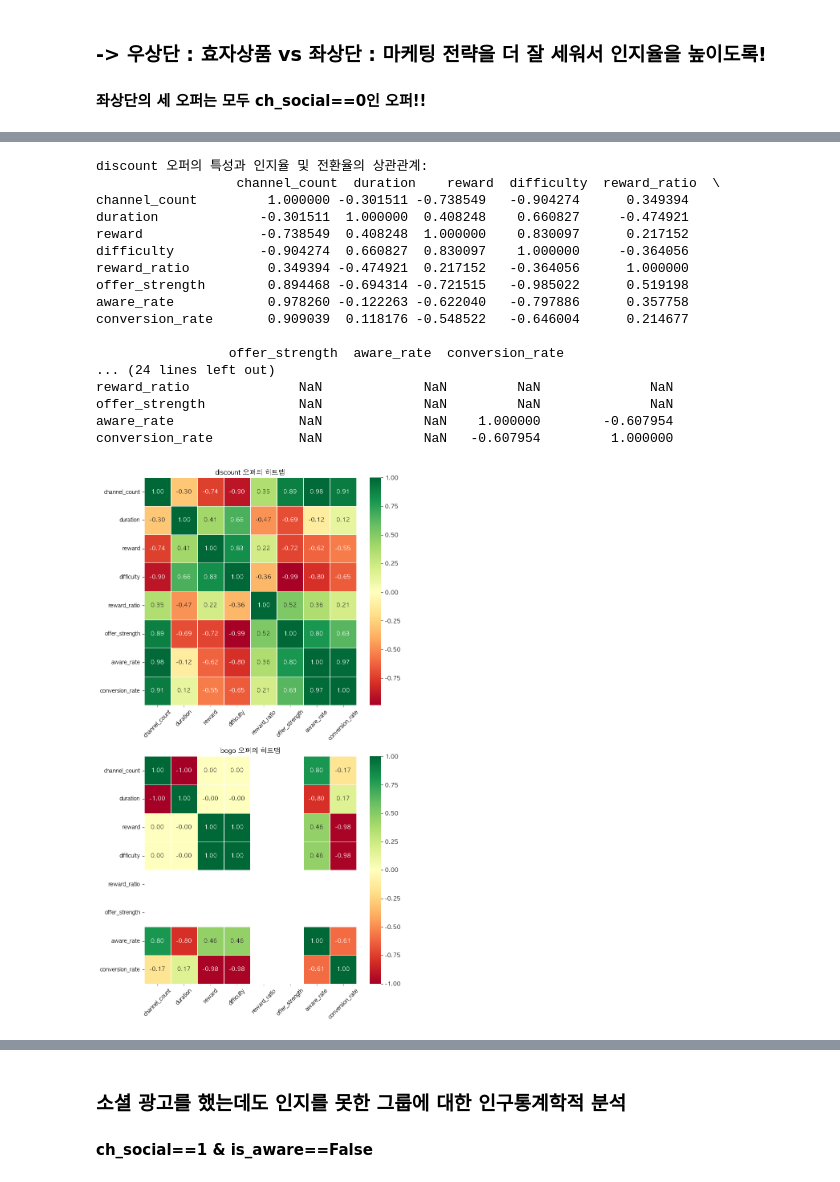
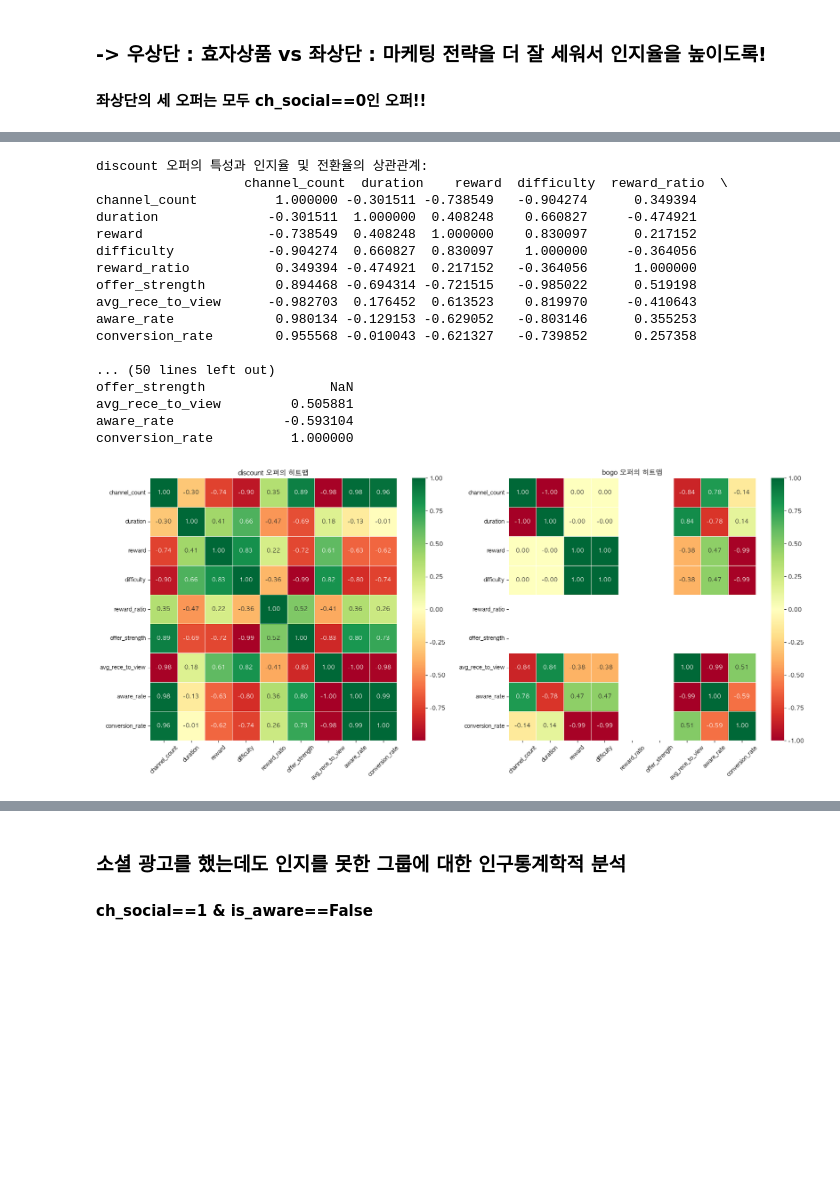
Before and after one commit to rladbstj56/practice_project, a Jupyter notebook: Myun_EDA/eda_myun.ipynb, the cells around one changed output, grey strips where cells are left out. Saved outputs shown, nothing was run; the diff lists cells and outputs as text; code cells hidden in the pictures; blank space fills up the shorter version.

```diff
--- a/Myun_EDA/eda_myun.ipynb
+++ b/Myun_EDA/eda_myun.ipynb
@@ -177,6 +239,8 @@ merged_df2 = merged_df.drop(columns=['time_comp','time_view']).copy()
 # %%
-# 전체 데이터프레임과 is_aware 포함한 데이터프레임 병합
-full_df = pd.merge(df, merged_df2, on=['customer_id', 'offer_id'], how='left')
+# 전체 데이터프레임과 rece_to_view, is_aware, is_converted 포함한 데이터프레임 병합
+full_df = pd.merge(df, merged_df_rece, on=['customer_id', 'offer_id', 'time', 'event'], how='left')
+full_df = pd.merge(full_df, merged_df_comp, on=['customer_id', 'offer_id', 'time', 'event'], how='left')
+full_df = pd.merge(full_df, merged_df_view, on=['customer_id', 'offer_id', 'time', 'event'], how='left')
 full_df
 # %% [output]
 |  | customer_id | event | time | amount | offer_id | day | reward | difficulty | duration | offer_type | ... |
@@ -270,0 +259,32 @@ display(analysis_df.sort_values('conversion_rate', ascending=False))
+# %%
+# ==========================================
+# 오퍼별 성과 분석
+# ==========================================
+
+# 1. 오퍼 마스터 테이블
+offer_info = df.dropna(subset=['offer_id'])[['offer_id', 'ch_web', 'ch_email', 'ch_mobile', 'ch_social', 'channel_count',
+                 'offer_type', 'duration', 'reward', 'difficulty', 'reward_ratio', 'offer_strength']].drop_duplicates().set_index('offer_id')
+
+# 2. Boolean 컬럼의 평균(mean)을 활용한 초간단 비율 계산!
+# 발송 수 (size = 행 개수)
+received_count = full_df[full_df['event'] == 'offer received'].groupby('offer_id').size().rename('received_count')
+
+# [추가된 코드] 평균 인지 소요 시간 계산
+# 'offer received' 이벤트 행에 있는 rece_to_view 값들의 평균 (NaN은 자동 제외됨)
+avg_rece_to_view = full_df[full_df['event'] == 'offer received'].groupby('offer_id')['rece_to_view'].mean().rename('avg_rece_to_view')
+
+# 인지율: '완료(completed)' 이벤트 중 is_aware 가 True인 비율
+aware_rate = full_df[full_df['event'] == 'offer completed'].groupby('offer_id')['is_aware'].mean().rename('aware_rate')
+
+# 전환율: '조회(viewed)' 이벤트 중 is_converted 가 True인 비율
+conversion_rate = full_df[full_df['event'] == 'offer viewed'].groupby('offer_id')['is_converted'].mean().rename('conversion_rate')
+
+# 3. 데이터 한 번에 합치기 (join 활용)
+# 여러 개의 Series를 합칠 때는 set_index 후 join()을 쓰면 코드가 훨씬 깔끔해집니다.
+analysis_df = offer_info.join([received_count, avg_rece_to_view, aware_rate, conversion_rate]).reset_index()
+
+# 4. 보기 좋게 퍼센트로 변환 및 정렬
+analysis_df['aware_rate'] = analysis_df['aware_rate'] * 100
+analysis_df['conversion_rate'] = analysis_df['conversion_rate'] * 100
+
+display(analysis_df.sort_values('conversion_rate', ascending=False))
@@ -320,47 +355,47 @@ plt.show()
 discount_df = analysis_df[analysis_df['offer_type']=='discount']
 bogo_df = analysis_df[analysis_df['offer_type']=='bogo']
 
-discount_corr = discount_df[['channel_count', 'duration', 'reward', 'difficulty', 'reward_ratio', 'offer_strength', 'aware_rate', 'conversion_rate']].corr()
+discount_corr = discount_df[['channel_count', 'duration', 'reward', 'difficulty', 'reward_ratio', 'offer_strength', 'avg_rece_to_view', 'aware_rate', 'conversion_rate']].corr()
 print("discount 오퍼의 특성과 인지율 및 전환율의 상관관계:\n", discount_corr)
 
-bogo_corr = bogo_df[['channel_count', 'duration', 'reward', 'difficulty', 'reward_ratio', 'offer_strength', 'aware_rate', 'conversion_rate']].corr()
+bogo_corr = bogo_df[['channel_count', 'duration', 'reward', 'difficulty', 'reward_ratio', 'offer_strength', 'avg_rece_to_view', 'aware_rate', 'conversion_rate']].corr()
 print("bogo 오퍼의 특성과 인지율 및 전환율의 상관관계:\n", bogo_corr)
 # %% [output]
 discount 오퍼의 특성과 인지율 및 전환율의 상관관계:
-                  channel_count  duration    reward  difficulty  reward_ratio  \
-channel_count         1.000000 -0.301511 -0.738549   -0.904274      0.349394
-duration             -0.301511  1.000000  0.408248    0.660827     -0.474921
-reward               -0.738549  0.408248  1.000000    0.830097      0.217152
-difficulty           -0.904274  0.660827  0.830097    1.000000     -0.364056
-reward_ratio          0.349394 -0.474921  0.217152   -0.364056      1.000000
-offer_strength        0.894468 -0.694314 -0.721515   -0.985022      0.519198
-aware_rate            0.978260 -0.122263 -0.622040   -0.797886      0.357758
-conversion_rate       0.909039  0.118176 -0.548522   -0.646004      0.214677
+                   channel_count  duration    reward  difficulty  reward_ratio  \
+channel_count          1.000000 -0.301511 -0.738549   -0.904274      0.349394
+duration              -0.301511  1.000000  0.408248    0.660827     -0.474921
+reward                -0.738549  0.408248  1.000000    0.830097      0.217152
+difficulty            -0.904274  0.660827  0.830097    1.000000     -0.364056
+reward_ratio           0.349394 -0.474921  0.217152   -0.364056      1.000000
+offer_strength         0.894468 -0.694314 -0.721515   -0.985022      0.519198
+avg_rece_to_view      -0.982703  0.176452  0.613523    0.819970     -0.410643
+aware_rate             0.980134 -0.129153 -0.629052   -0.803146      0.355253
+conversion_rate        0.955568 -0.010043 -0.621327   -0.739852      0.257358
 
-                 offer_strength  aware_rate  conversion_rate
-... (24 lines left out)
-reward_ratio              NaN             NaN         NaN              NaN
-offer_strength            NaN             NaN         NaN              NaN
-aware_rate                NaN             NaN    1.000000        -0.607954
-conversion_rate           NaN             NaN   -0.607954         1.000000
+... (50 lines left out)
+offer_strength                NaN
+avg_rece_to_view         0.505881
+aware_rate              -0.593104
+conversion_rate          1.000000
 # %%
-fig, axes = plt.subplots(2, 1, figsize=(8, 14))
+fig, axes = plt.subplots(1, 2, figsize=(18, 8))
 
 ax1 = axes[0]
 ax2 = axes[1]
 label = ['discount', 'bogo']
 
 sns.heatmap(discount_corr, ax=ax1, annot=True, cmap='RdYlGn', center=0, fmt='.2f', linewidths=0.5)
 sns.heatmap(bogo_corr, ax=ax2, annot=True, cmap='RdYlGn', center=0, fmt='.2f', linewidths=0.5)
 
 for ax in [ax1, ax2]:
     ax.tick_params(axis='x', rotation=45)
 
 ax1.set_title(f"{label[0]} 오퍼의 히트맵")
 ax2.set_title(f"{label[1]} 오퍼의 히트맵")
 
 plt.tight_layout()
 plt.show()
 # %% [output]
-[figure, old version]
+[figure, new version]
 # %% [markdown]
```
Also changed, not shown: parts of 35 cells of this notebook.
